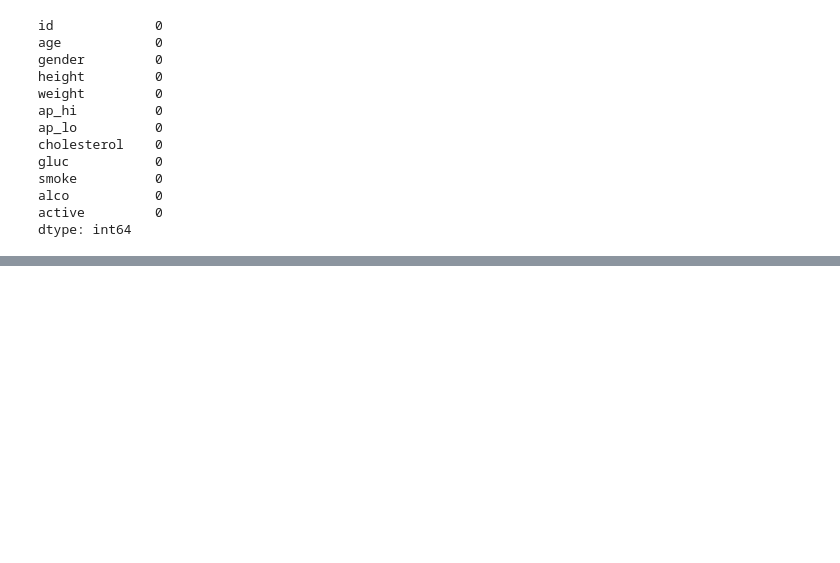
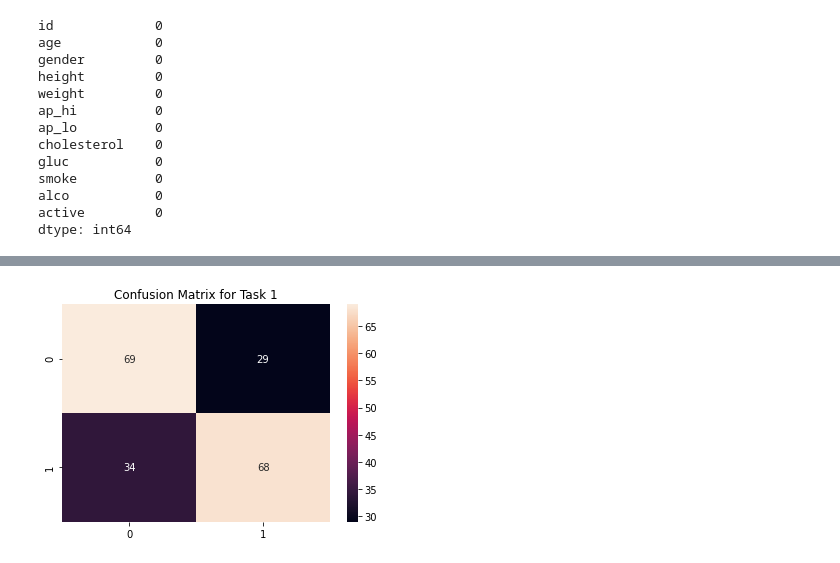
Before and after one commit to srpanchal/Predict-Cardio-Disease-Machine-Learning, a Jupyter notebook: Lab1_Saurabh_Panchal.ipynb, the cells around one changed output, grey strips where cells are left out. Drawn from its saved outputs; the diff is of its cells as text; code cells hidden in the pictures; blank space fills up the shorter version.

```diff
--- a/Lab1_Saurabh_Panchal.ipynb
+++ b/Lab1_Saurabh_Panchal.ipynb
@@ -853,0 +849,13 @@ def kfold(model):
+# %%
+# Using only train data for fitting model
+y = train_data.loc[:,"cardio"]
+X = train_data.drop("cardio", 1)
+y_train = train_data.loc[:,"cardio"]
+x_train = train_data.drop("cardio", 1)
+y_test = validation_data.loc[:,"cardio"]
+x_test = validation_data.drop("cardio", 1)
+print("y_train shape = ", y_train.shape)
+print("x_train shape = ", x_train.shape)
+print("y_test shape = ", y_test.shape)
+print("x_test shape = ", x_test.shape)
+y_test_task1 = y_test.copy()
@@ -1217,0 +1269,7 @@ df_result_final.to_csv("submissions/voting.csv", index=False)
+# %%
+conf_matrix_task1 = confusion_matrix(y_test_task1,y_pred_rf_task1)
+plt.title("Confusion Matrix for Task 1")
+sns.heatmap(conf_matrix_task1, annot=True)
+plt.show()
+# %% [output]
+[figure, added]
```
Also changed, not shown: parts of 45 cells of this notebook, 1 other file.
